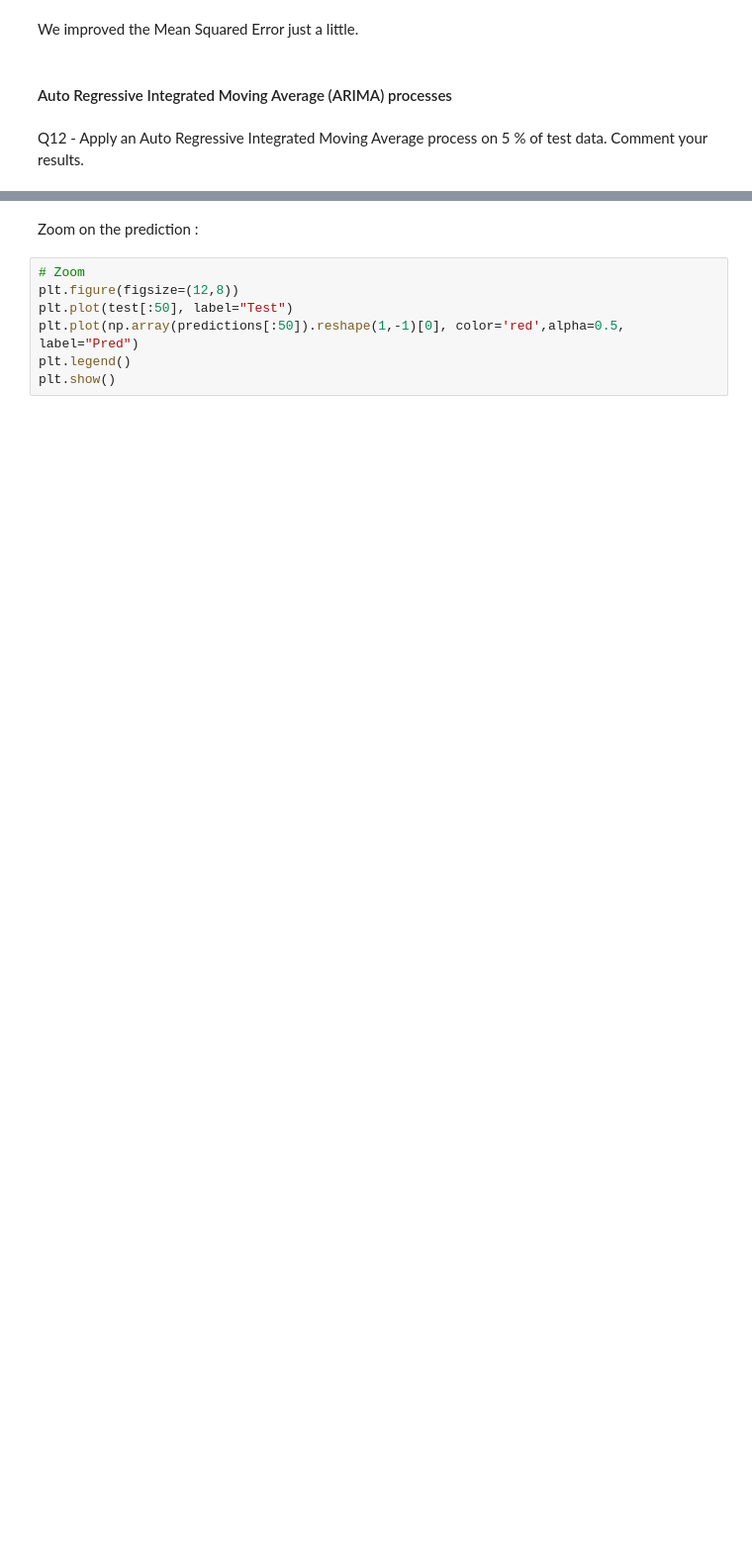
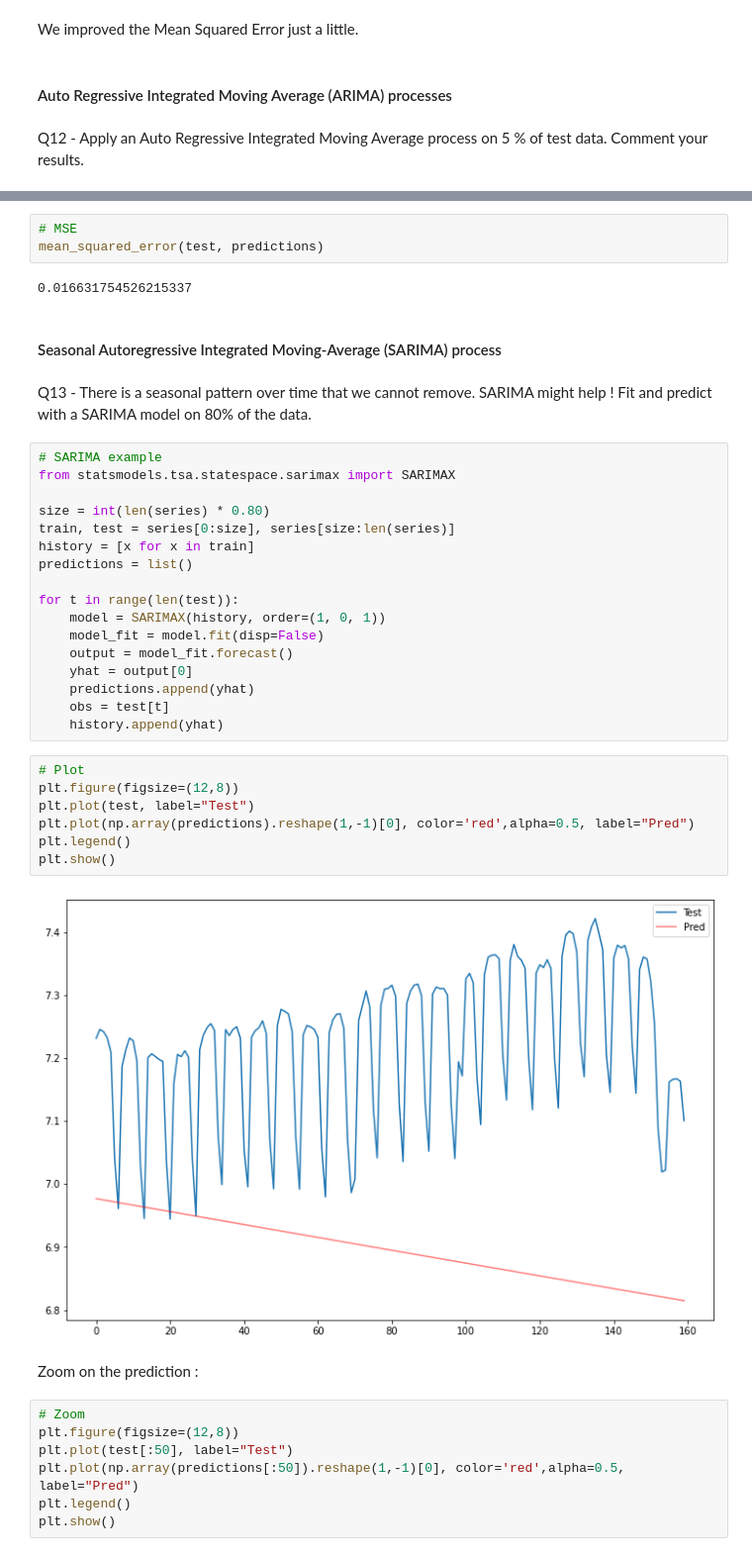
Before and after one commit to dohaicuong/big-data-analysis, a Jupyter notebook: src/lab4/3. Electricity-Consumption-Prediction.ipynb, the cells around one changed output, grey strips where cells are left out. Shown at 99% size. Drawn from its saved outputs; the diff is of its cells as text; blank space fills up the shorter version.

```diff
--- a/src/lab4/3. Electricity-Consumption-Prediction.ipynb
+++ b/src/lab4/3. Electricity-Consumption-Prediction.ipynb
@@ -384,3 +395,38 @@ plt.show()
+# %%
+# MSE
+mean_squared_error(test, predictions)
+# %% [output]
+0.016631754526215337
+# %% [markdown]
+#### Seasonal Autoregressive Integrated Moving-Average (SARIMA) process
+# %% [markdown]
+Q13 - There is a seasonal pattern over time that we cannot remove. SARIMA might help ! Fit and predict with a SARIMA model on 80% of the data.
+# %%
+# SARIMA example
+from statsmodels.tsa.statespace.sarimax import SARIMAX
+
+size = int(len(series) * 0.80)
+train, test = series[0:size], series[size:len(series)]
+history = [x for x in train]
+predictions = list()
+
+for t in range(len(test)):
+    model = SARIMAX(history, order=(1, 0, 1))
+    model_fit = model.fit(disp=False)
+    output = model_fit.forecast()
+    yhat = output[0]
+    predictions.append(yhat)
+    obs = test[t]
+    history.append(yhat)
+# %%
+# Plot
+plt.figure(figsize=(12,8))
+plt.plot(test, label="Test")
+plt.plot(np.array(predictions).reshape(1,-1)[0], color='red',alpha=0.5, label="Pred")
+plt.legend()
+plt.show()
+# %% [output]
+[figure, added]
 # %% [markdown]
 Zoom on the prediction :
 # %%
```
Also changed, not shown: parts of 21 cells of this notebook.
